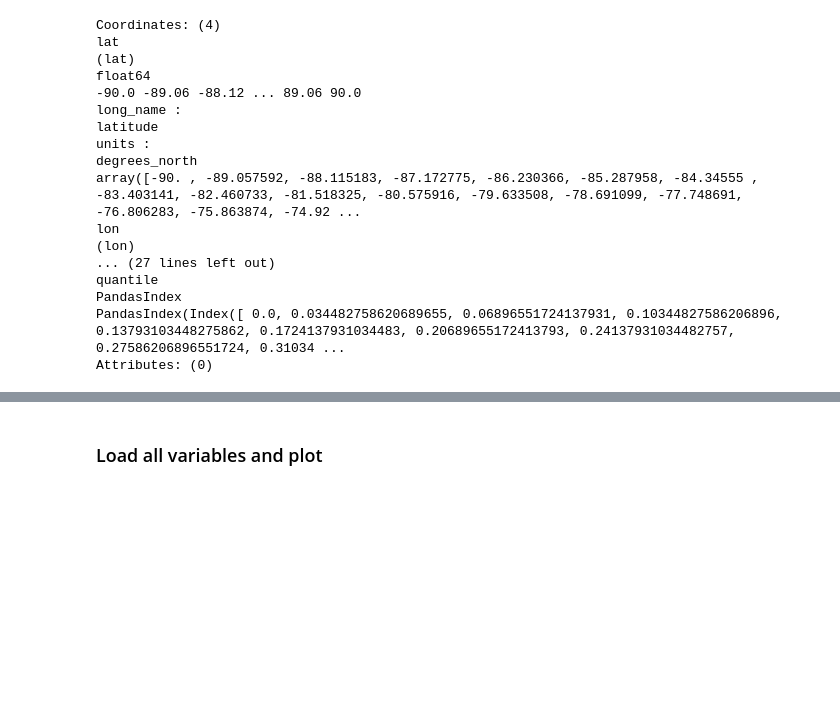
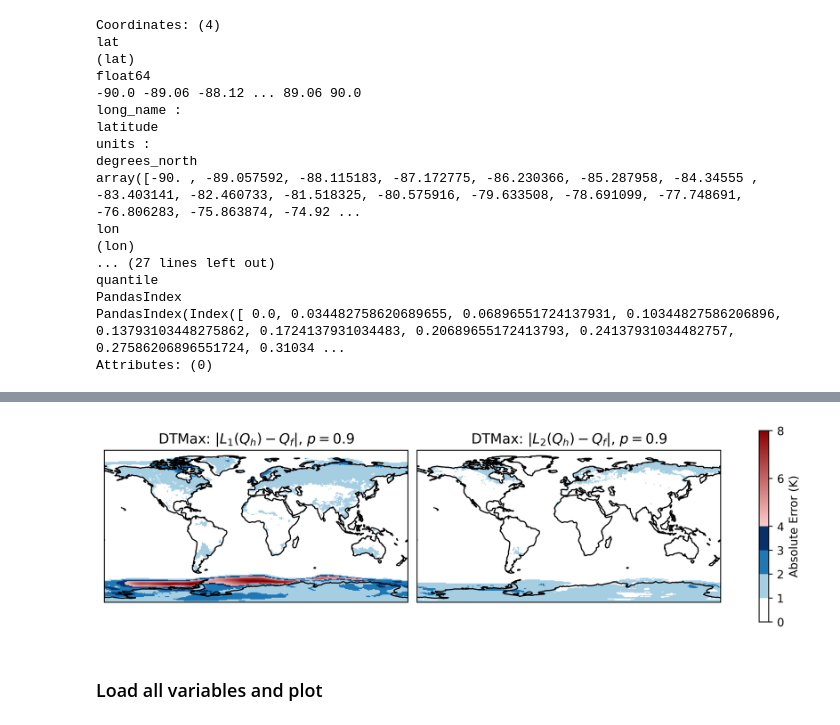
Before and after one commit to hrhampapura/moment_delta_mapping, a Jupyter notebook: notebooks/ncar_casper/03_sgp_global_lens2.ipynb, the cells around one changed output, grey strips where cells are left out. Saved outputs shown, nothing was run; the diff lists cells and outputs as text; code cells hidden in the pictures; blank space fills up the shorter version.

```diff
--- a/notebooks/ncar_casper/03_sgp_global_lens2.ipynb
+++ b/notebooks/ncar_casper/03_sgp_global_lens2.ipynb
@@ -706,3 +580,80 @@ plt.show()
+# %%
+# 1) Retina inline + imports
+%config InlineBackend.figure_format = 'retina'
+import numpy as np
+import matplotlib.pyplot as plt
+from matplotlib.colors import LinearSegmentedColormap, Normalize
+import cartopy.crs as ccrs
+
+# 2) Your data
+q1 = qshift_abs_err.sel(quantile=0.9, method='nearest').mean('member_id')
+q2 = qmdm_abs_err   .sel(quantile=0.9, method='nearest').mean('member_id')
+
+# 3) Build the “discrete‐then‐continuous” colormap
+vmin, vmax = 0.0, 8.0
+# Normalized knot positions:
+knots = [
+    0.0,
+    1/8,  1/8,
+    2/8,  2/8,
+    3/8,  3/8,
+    4/8,  4/8,
+    1.0
+]
+# Colors at those knots:
+colors = [
+    "white",        # 0–1 K plateau start
+    "white",        # hold white up to 1/8
+    "#a6cee3",      # jump to light‐blue
+    "#a6cee3",      # hold up to 2/8
+    "#1f78b4",      # jump to medium‐blue
+    "#1f78b4",      # hold up to 3/8
+    "#08306b",      # jump to dark‐blue
+    "#08306b",      # hold up to 4/8
+    "#ffcccc",      # start of red ramp
+    "darkred"       # end of ramp at 8 K
+]
+cmap = LinearSegmentedColormap.from_list("plateau_then_ramp", list(zip(knots, colors)))
+
+# 4) A simple linear norm
+norm = Normalize(vmin=vmin, vmax=vmax)
+
+# 5) Plot with xarray .plot and one shared colorbar
+fig, axs = plt.subplots(
+    1, 2, figsize=(12, 5), dpi=200,
+    subplot_kw={'projection': ccrs.PlateCarree()},
+    gridspec_kw={'wspace':0.03}
+)
+titles = [
+    'DTMax: $|L_1(Q_h)-Q_f|$, $p=0.9$',
+    'DTMax: $|L_2(Q_h)-Q_f|$, $p=0.9$'
+]
+
+for ax, data, title in zip(axs, (q1, q2), titles):
+    m = data.plot(
+        ax=ax,
+        transform=ccrs.PlateCarree(),
+        cmap=cmap,
+        norm=norm,
+        add_colorbar=False,
+        rasterized=True
+    )
+    ax.coastlines()
+    ax.set_title(title)
+
+cbar = fig.colorbar(
+    m, ax=axs,
+    orientation='vertical',
+    ticks=[0,1,2,3,4,6,8],
+    shrink=0.6
+)
+cbar.set_label('Absolute Error (K)')
+plt.show()
+
+# 7. Save a high‐quality vector and raster output
+fig.savefig("fig3.pdf", format="pdf", bbox_inches="tight")   # vector
+# %% [output]
+[figure, added]
 # %% [markdown]
 ### Load all variables and plot
 # %%
```
Also changed, not shown: parts of 10 cells of this notebook, 5 other files.
